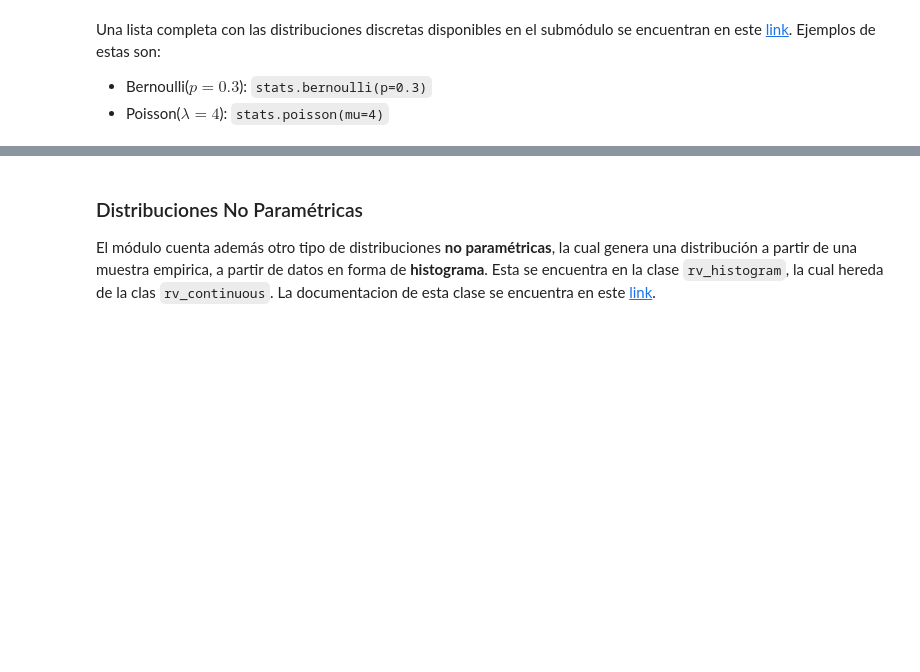
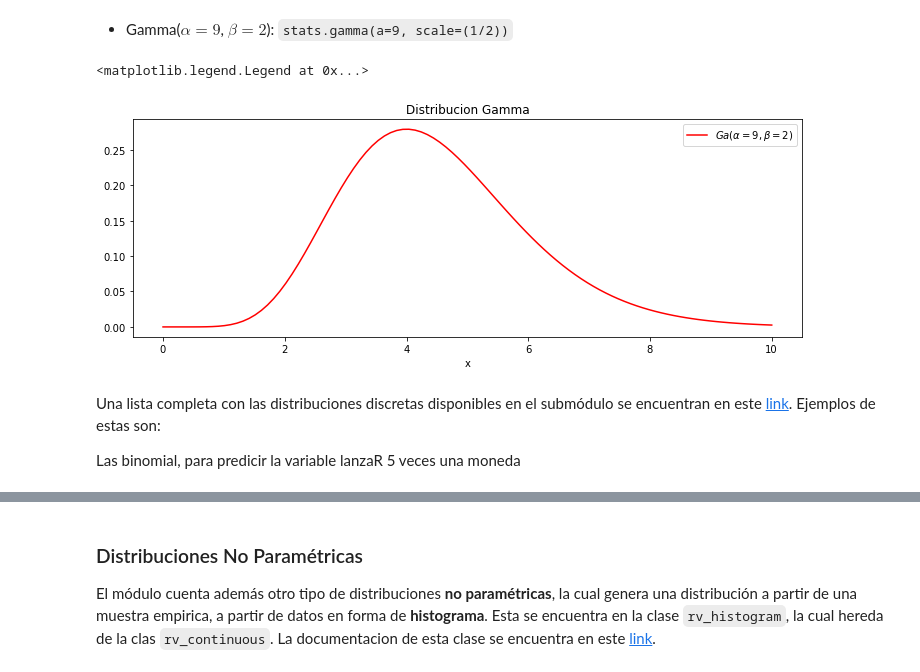
Before and after one commit to diegostaPy/cursoSociedadCientifica, a Jupyter notebook: Distribuciones y Variables Aleatorias.ipynb, the cells around one changed output, grey strips where cells are left out. Cells and saved outputs as stored; diff of their text form; code cells hidden in the pictures; blank space fills up the shorter version.

```diff
--- a/Distribuciones y Variables Aleatorias.ipynb
+++ b/Distribuciones y Variables Aleatorias.ipynb
@@ -54,5 +51,27 @@ plt.show()
+# %% [markdown]
+
+* Gamma($\alpha=9$, $\beta=2$): ``stats.gamma(a=9, scale=(1/2))``
+# %%
+# Instanciar Distribucion
+Ga = stats.gamma(a=9, scale=0.5)
+
+# Generar figura
+plt.figure(figsize=(12,4))
+
+# Generar puntos
+x = np.linspace(0,10, 100)
+
+# Generar probabilidades para  Gamma
+plt.plot(x, Ga.pdf(x),"r", label="$Ga(\\alpha=9, \\beta=2)$")
+
+# Agregar estilo
+plt.title("Distribucion Gamma")
+plt.xlabel("x")
+plt.legend()
+# %% [output]
+<matplotlib.legend.Legend at 0x...>
+[figure, added]
 # %% [markdown]
 Una lista completa con las distribuciones discretas disponibles en el submódulo se encuentran en este [link](https://docs.scipy.org/doc/scipy/reference/stats.html#discrete-distributions). Ejemplos de estas son:
 
-* Bernoulli($p=0.3$): ``stats.bernoulli(p=0.3)``
-* Poisson($\lambda=4$): ``stats.poisson(mu=4)``
+Las binomial, para predicir la variable lanzaR 5 veces una moneda
```
Also changed, not shown: parts of 13 cells of this notebook, 5 other files.
